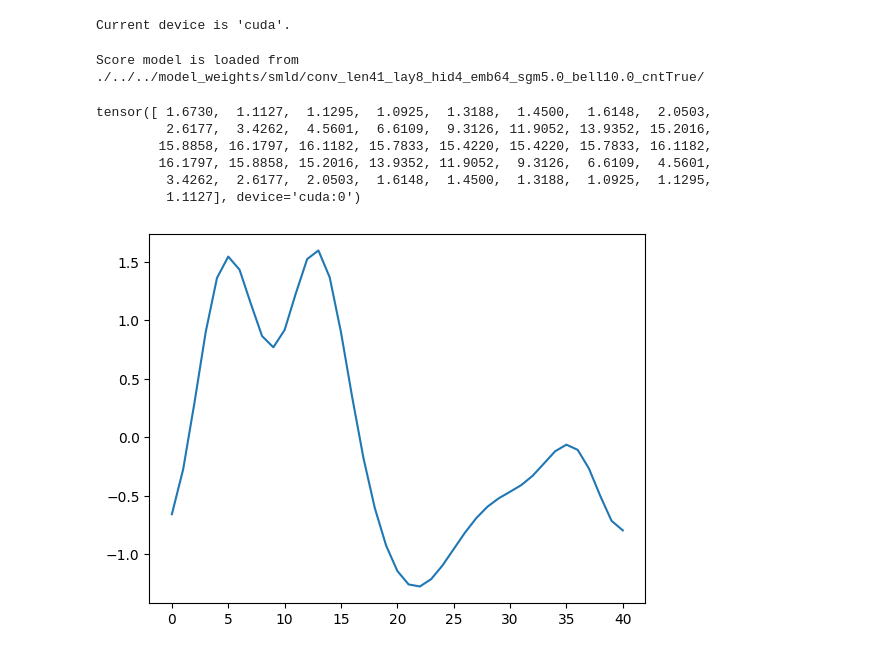
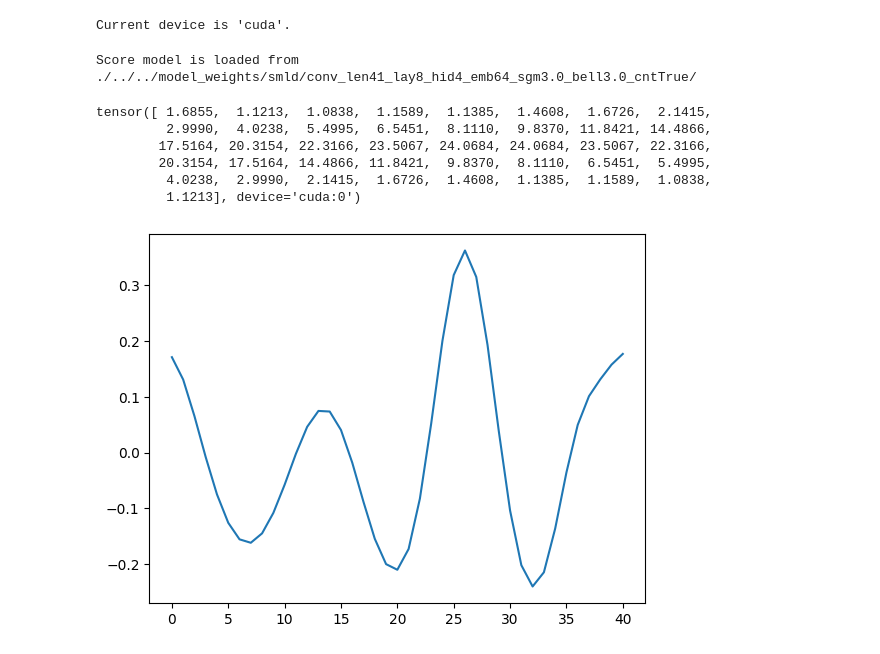
Before and after one commit to lepamacka/MRA_signalrecovery, a Jupyter notebook: src/smld.ipynb, the cells around one changed output. Cells and saved outputs as stored; diff of their text form; code cells hidden in the pictures.

```diff
--- a/src/smld.ipynb
+++ b/src/smld.ipynb
@@ -46,27 +47,36 @@ print(f"Current device is \'{device}\'.")
 generator = torch.Generator(device=device)
 generator.seed()
 
+# Choose whether to save results.
+save_results = True
+# saveidx_list = [0]
+saveidx_list = list(range(1,11))
+
 # Choose the type of diffusion score model.
 # Also set correct signal length and maximal diffusion sigma.
 scoremodel_type = "learned" # "gaussian", "learned"
 length = 41
-diffusion_sigma = 5.0
+diffusion_sigma = 3.0
 
 # Conditioner parameters
-use_none_cond = True
+use_none_cond = False
 include_zero = True
 use_CLT = True
 use_random_power_spectrum = True
-cond_start_frac = 0.5
+cond_start_frac = 0.
 
+# How to obtain the true signal
+# If loaded, disregards the other two.
 load_true_signal = True
+use_random_true_signal = True
 save_true_signal = False
-use_random_true_signal = False
 
 # MRA parameters
-# M_list = [int(10**(n/2)) for n in range(4, 13)]
-M_list = [1000000]
 MRA_sigma = 10.
+M_vals = [int(10**(n/2)) for n in range(4, 13)]
+# M_vals = [1000000]
+
+M_list = M_vals * len(saveidx_list)
 
 # If not using random signal, set true signal.
 signal_true = torch.zeros(length, device=device)
@@ -86,18 +96,19 @@ hidden_layers = 8
 hidden_dim = 4
 embed_dim = 64
 signal_sampler_type = "bell" # "hat", "loop", "mlt", "bell"
-signal_scale = 10.0
+signal_scale = 3.0
 signal_center = True
 
 # Diffusion sampler parameters
 model_sampler = Euler_Maruyama_sampler
-diffusion_steps = 40000
-diffusion_samples = 512
+diffusion_steps = 20000
+diffusion_samples = 2**10
 diffusion_epsilon = 1e-4
 verbose = True
 
 # Set parameters for plotting
-plot_signal_samples = True
+plot_signal_samples = False
+plot_modelsamples = False
 plot_projection = False
 show_plot = True
 lines_per_plot = 8
@@ -233,7 +244,7 @@ elif scoremodel_type == "gaussian":
 else:
     raise NotImplementedError(f"No diffusion model has unimplemented type: {scoremodel_type}")
 # %% [output]
-Score model is loaded from ./../../model_weights/smld/conv_len41_lay8_hid4_emb64_sgm5.0_bell10.0_cntTrue/
+Score model is loaded from ./../../model_weights/smld/conv_len41_lay8_hid4_emb64_sgm3.0_bell3.0_cntTrue/
 # %%
 ## Generate signal samples from the true prior.
 signal_samples = signal_sampler(num=diffusion_samples, do_random_shifts=True).squeeze(0)
@@ -241,28 +252,28 @@ signal_samples_pwrspec = torch.abs(fft(signal_samples, norm='ortho')).square()
 
 print(signal_samples_pwrspec.std(dim=0)/signal_samples_pwrspec.mean(dim=0))
 # %% [output]
-tensor([ 1.6730,  1.1127,  1.1295,  1.0925,  1.3188,  1.4500,  1.6148,  2.0503,
-         2.6177,  3.4262,  4.5601,  6.6109,  9.3126, 11.9052, 13.9352, 15.2016,
-        15.8858, 16.1797, 16.1182, 15.7833, 15.4220, 15.4220, 15.7833, 16.1182,
-        16.1797, 15.8858, 15.2016, 13.9352, 11.9052,  9.3126,  6.6109,  4.5601,
-         3.4262,  2.6177,  2.0503,  1.6148,  1.4500,  1.3188,  1.0925,  1.1295,
-         1.1127], device='cuda:0')
+tensor([ 1.6855,  1.1213,  1.0838,  1.1589,  1.1385,  1.4608,  1.6726,  2.1415,
+         2.9990,  4.0238,  5.4995,  6.5451,  8.1110,  9.8370, 11.8421, 14.4866,
+        17.5164, 20.3154, 22.3166, 23.5067, 24.0684, 24.0684, 23.5067, 22.3166,
+        20.3154, 17.5164, 14.4866, 11.8421,  9.8370,  8.1110,  6.5451,  5.4995,
+         4.0238,  2.9990,  2.1415,  1.6726,  1.4608,  1.1385,  1.1589,  1.0838,
+         1.1213], device='cuda:0')
 # %%
 ## Set the true signal for MRA.
 if load_true_signal:
-    signal_true = torch.load(MODEL_PATH+"signal_example.pt", weights_only=True)
+    signal_true = torch.load(MODEL_PATH+"signal_example.pt", weights_only=True).to(device)
 else:
     if use_random_true_signal:
         signal_true = signal_sampler(do_random_shifts=False).squeeze(0)
     else:
         signal_true = signal_true
     if save_true_signal:
         torch.save(signal_true+signal_sampler.signal_mean, MODEL_PATH+"signal_example.pt")
 
 plt.plot(signal_true.cpu())
 plt.show()
 # %% [output]
-[figure, old version]
+[figure, new version]
 # %%
 ## Circulant of the true signal and MRA statistics are derived.
 circulant_true = circulant(signal_true, dim=0)
```
Also changed, not shown: parts of 14 cells of this notebook, 55 other files.
